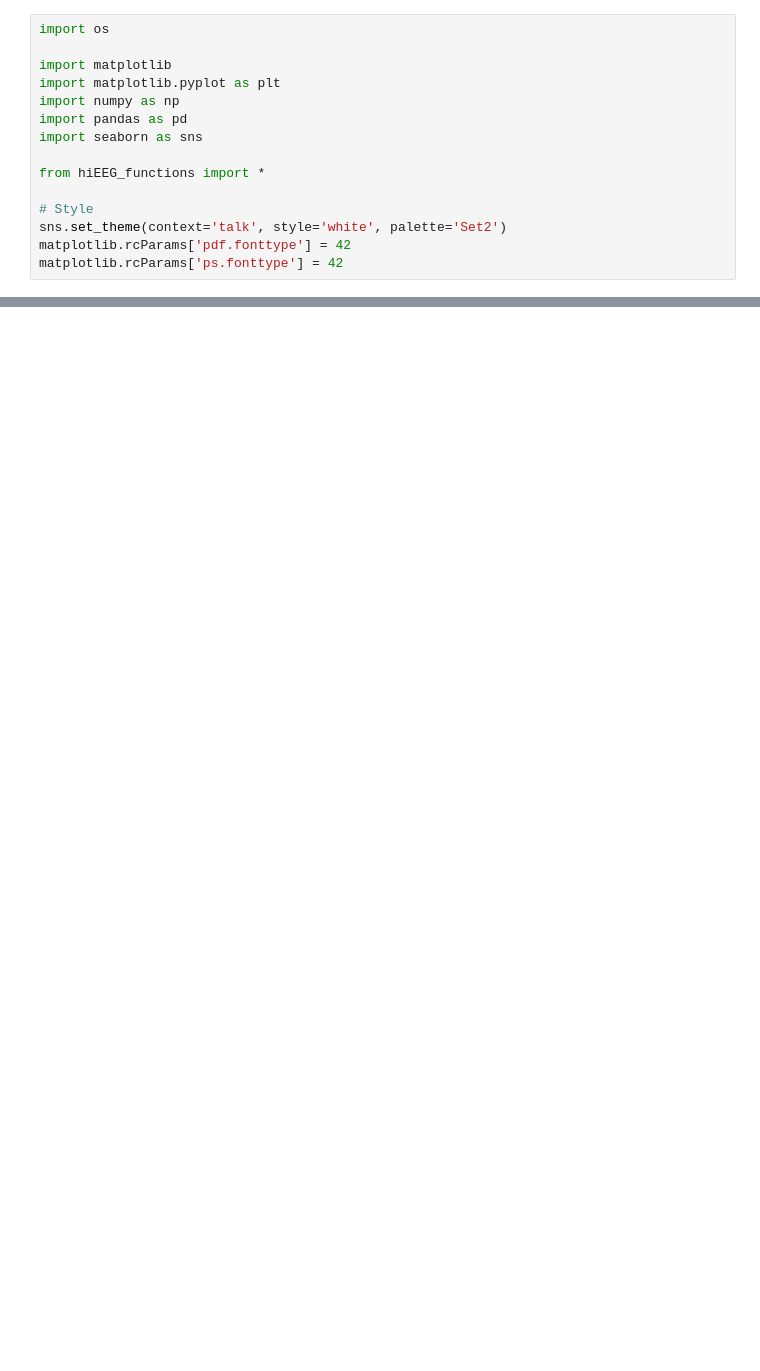
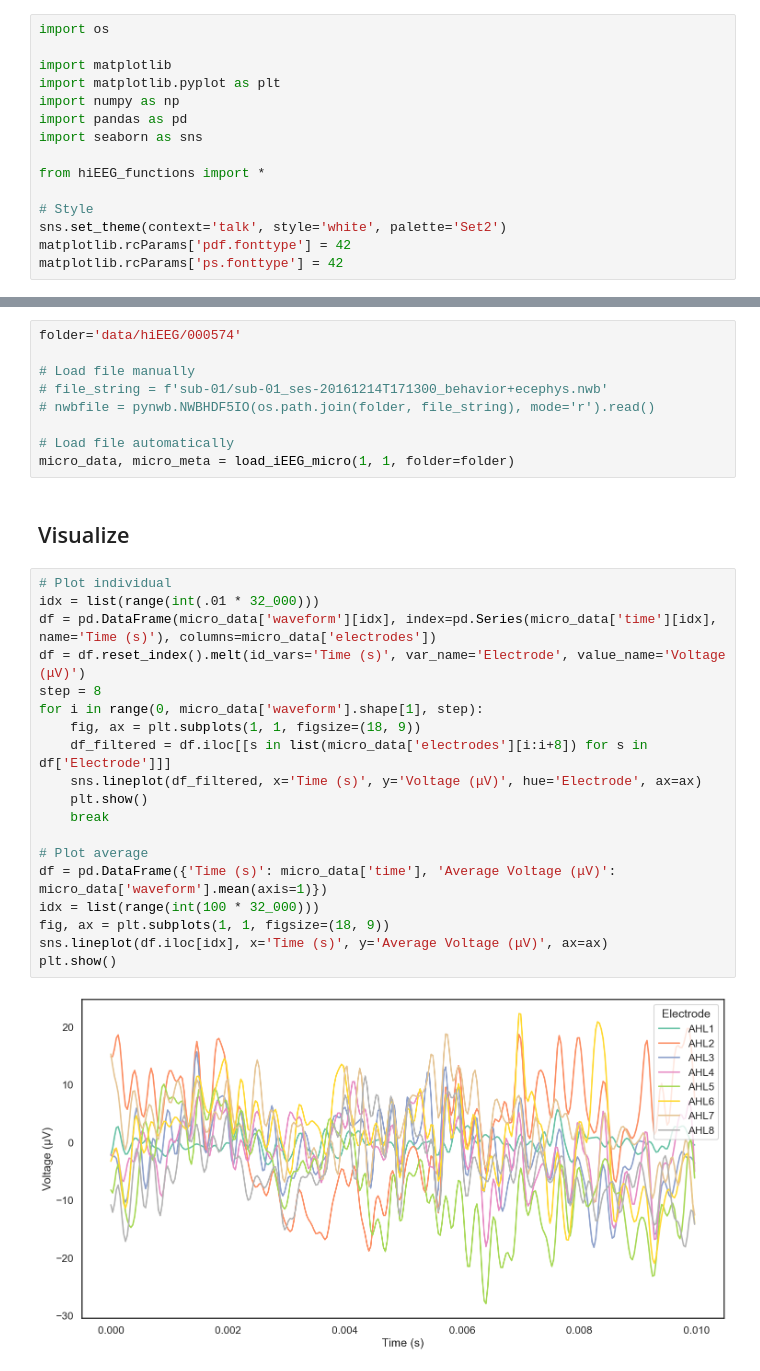
Before and after one commit to Oafish1/Ephys-Analysis, a Jupyter notebook: hiEEG.ipynb, the cells around one changed output, grey strips where cells are left out. Drawn from its saved outputs; the diff is of its cells as text; blank space fills up the shorter version.

```diff
--- a/hiEEG.ipynb
+++ b/hiEEG.ipynb
@@ -151,0 +96,32 @@ plt.tight_layout()
+# %%
+folder='data/hiEEG/000574'
+
+# Load file manually
+# file_string = f'sub-01/sub-01_ses-20161214T171300_behavior+ecephys.nwb'
+# nwbfile = pynwb.NWBHDF5IO(os.path.join(folder, file_string), mode='r').read()
+
+# Load file automatically
+micro_data, micro_meta = load_iEEG_micro(1, 1, folder=folder)
+# %% [markdown]
+## Visualize
+# %%
+# Plot individual
+idx = list(range(int(.01 * 32_000)))
+df = pd.DataFrame(micro_data['waveform'][idx], index=pd.Series(micro_data['time'][idx], name='Time (s)'), columns=micro_data['electrodes'])
+df = df.reset_index().melt(id_vars='Time (s)', var_name='Electrode', value_name='Voltage (μV)')
+step = 8
+for i in range(0, micro_data['waveform'].shape[1], step):
+    fig, ax = plt.subplots(1, 1, figsize=(18, 9))
+    df_filtered = df.iloc[[s in list(micro_data['electrodes'][i:i+8]) for s in df['Electrode']]]
+    sns.lineplot(df_filtered, x='Time (s)', y='Voltage (μV)', hue='Electrode', ax=ax)
+    plt.show()
+    break
+
+# Plot average
+df = pd.DataFrame({'Time (s)': micro_data['time'], 'Average Voltage (μV)': micro_data['waveform'].mean(axis=1)})
+idx = list(range(int(100 * 32_000)))
+fig, ax = plt.subplots(1, 1, figsize=(18, 9))
+sns.lineplot(df.iloc[idx], x='Time (s)', y='Average Voltage (μV)', ax=ax)
+plt.show()
+# %% [output]
+[figure, added]
```
Also changed, not shown: parts of 11 cells of this notebook, 2 other files.
